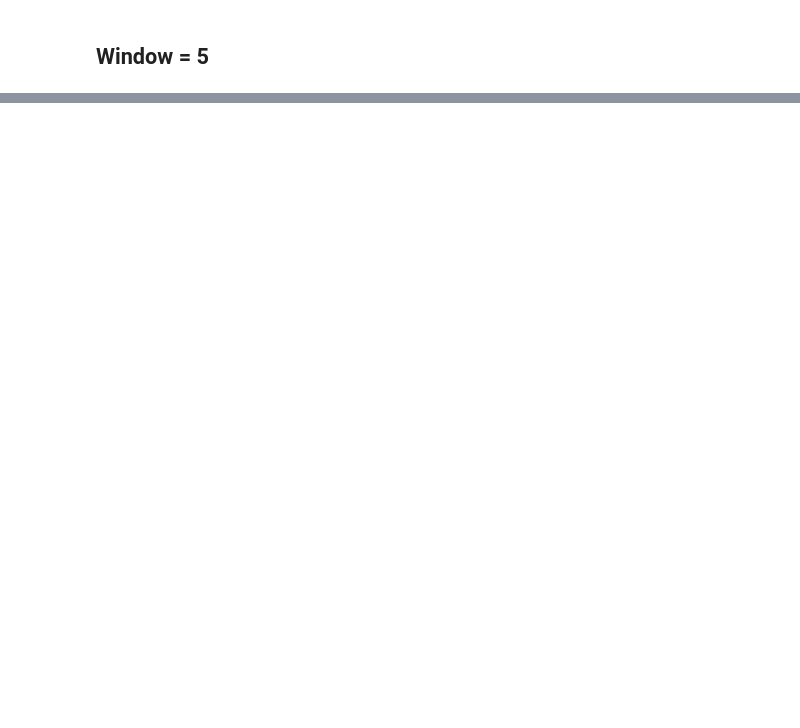
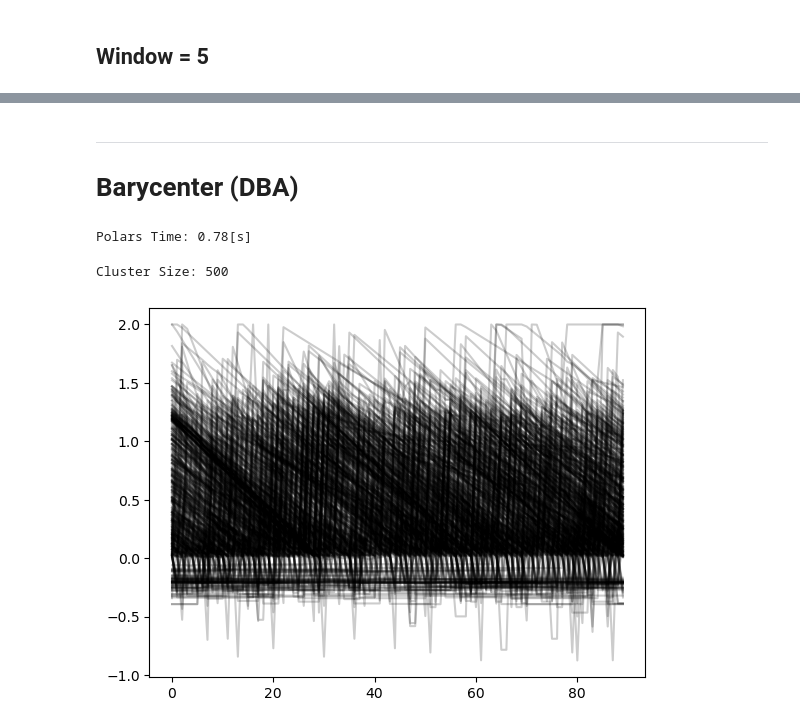
Before and after one commit to VascoPM/SHS-DeepClustering, a Jupyter notebook: Exploration_DTW-Libraries.ipynb, the cells around one changed output, grey strips where cells are left out. Saved outputs shown, nothing was run; the diff lists cells and outputs as text; code cells hidden in the pictures; blank space fills up the shorter version.

```diff
--- a/Exploration_DTW-Libraries.ipynb
+++ b/Exploration_DTW-Libraries.ipynb
@@ -271,0 +281,3 @@ Text(0, 0.5, 'seconds')
+# %% [markdown]
+---
+# Barycenter (DBA)
@@ -271,0 +291,18 @@ Text(0, 0.5, 'seconds')
+# %%
+sub_sample = 10
+start_time = time.time()
+df = pl.read_csv(dataset_location).sample(n=sub_sample).to_pandas()
+data = df[window_cols].values
+print(f'Polars Time: {np.round(time.time() - start_time,2)}[s]')
+# %% [output]
+Polars Time: 0.78[s]
+# %%
+cluster = 6 # 3, 5, 6, 9, 11, 12, 17, 18, 21
+sol_subsample = 500
+solution = 'LSTM_AE-efficient_sweep_2_v49.csv'
+cluster_sol = 'KUMAP_k25'
+sol_location = f'../ModelResults/Clustering/Solutions/Kenya_90k_Set_1_w90_pW/{solution}'
+df_sol_ids = pl.scan_csv(sol_location).filter(pl.col(f"{cluster_sol}") == cluster).select(["short_ID", "window_ID"]).collect() #.fetch()#.to_pandas()
+df_all = pl.read_csv(dataset_location)
+df_sol = df_sol_ids.join(df_all, on = ['short_ID', 'window_ID'], how='left').to_pandas()
+sol_data = df_sol[window_cols].sample(sol_subsample).values
@@ -271,0 +312,7 @@ Text(0, 0.5, 'seconds')
+# %%
+print(f'Cluster Size: {len(sol_data)}')
+for series in sol_data:
+    plt.plot(series.ravel(), "k-", alpha=0.2)
+# %% [output]
+Cluster Size: 500
+[figure, added]
```
Also changed, not shown: parts of 36 cells of this notebook, 2 other files.
